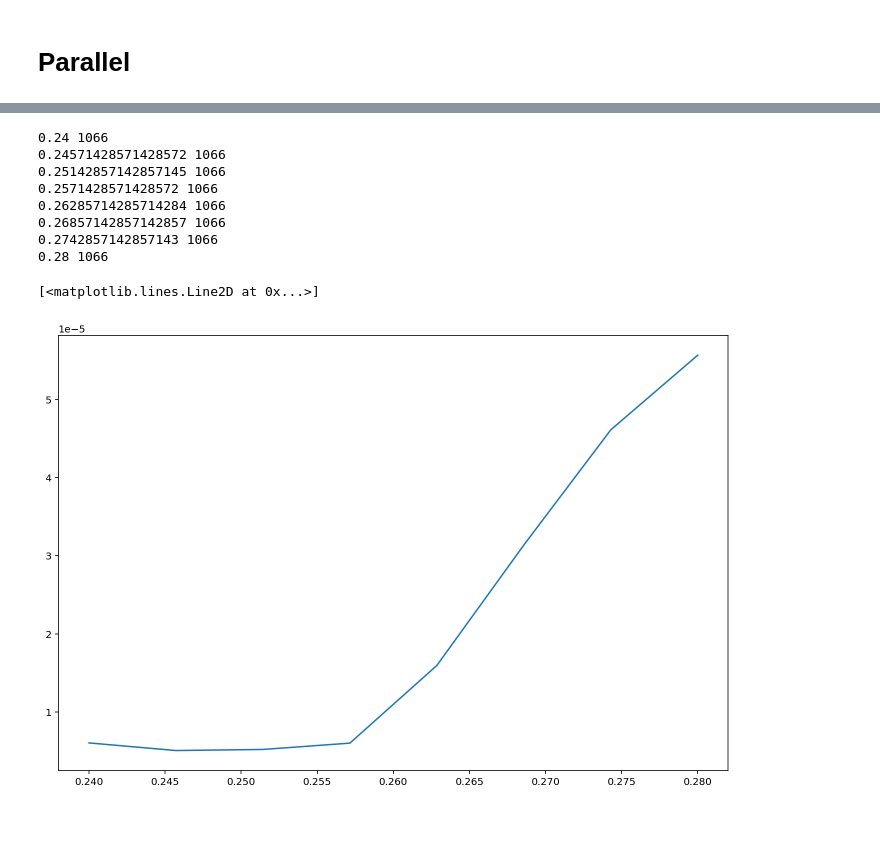
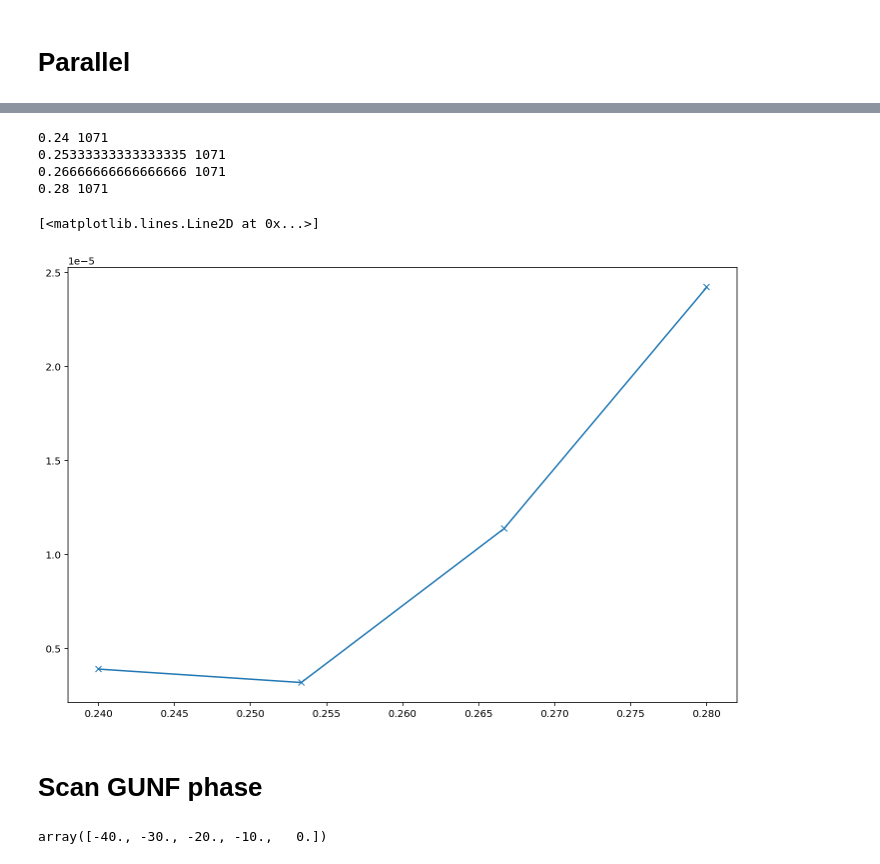
Before and after one commit to slaclab/facet2-lattice, a Jupyter notebook: impact/models/f2e_inj/scan-solenoid.ipynb, the cells around one changed output, grey strips where cells are left out. Saved outputs shown, nothing was run; the diff lists cells and outputs as text; code cells hidden in the pictures; blank space fills up the shorter version.

Commit message:
update impact notebooks

```diff
--- a/impact/models/f2e_inj/scan-solenoid.ipynb
+++ b/impact/models/f2e_inj/scan-solenoid.ipynb
@@ -66,0 +71,12 @@ I0['SOL10111:solenoid_field_scale']
+# %%
+%%time
+
+ZSTOP = 4.1
+
+def set_attr(key, val):
+    I = Impact.from_yaml('v0/ImpactT.yaml')
+    I.initial_particles = P0
+    I[key] = val
+    I.stop = ZSTOP
+    I.run()
+    return I
@@ -87,6 +91,6 @@ Wall time: 4min 58s
 from concurrent.futures import ProcessPoolExecutor
 # %%
 # Scan list
-xlist = np.linspace(0.24, 0.28, 8)
+xlist = np.linspace(0.24, 0.28, 4)
 xlist
 # %% [output]
@@ -95,5 +98,10 @@ array([0.24      , 0.24571429, 0.25142857, 0.25714286, 0.26285714,
 # %%
 %%time
-with ProcessPoolExecutor(max_workers=8) as executor:
-    results = list(executor.map(set_sol, xlist))
+
+# Have to define like this - lambdas do not work.
+def set1(val):
+    return set_attr('SOL10111:solenoid_field_scale', val)
+
+with ProcessPoolExecutor(max_workers=4) as executor:
+    results = list(executor.map(set1, xlist))
 # %% [output]
@@ -138,18 +142,28 @@ for dt, I in zip(xlist, results):
     print(dt, len(y))
     ax.plot(x, y, label=dt)
 # %% [output]
-0.24 1066
-0.24571428571428572 1066
-0.25142857142857145 1066
-0.2571428571428572 1066
-0.26285714285714284 1066
-0.26857142857142857 1066
-0.2742857142857143 1066
-0.28 1066
+0.24 1071
+0.25333333333333335 1071
+0.26666666666666666 1071
+0.28 1071
 # %%
 emits = [I.stat('norm_emit_x')[-1] for I in results]
 
-plt.plot(xlist, emits)
+plt.plot(xlist, emits, marker='x')
 # %% [output]
 [<matplotlib.lines.Line2D at 0x...>]
-[figure, old version]
+[figure, new version]
+# %% [markdown]
+# Scan GUNF phase
+# %%
+
+ZSTOP = 0.2
+
+#KEY = 'L0AF_phase:dtheta0_deg'
+KEY = 'GUNF_phase:dtheta0_deg'
+
+# Scan list
+xlist = np.linspace(-40,0, 5)
+xlist
+# %% [output]
+array([-40., -30., -20., -10.,   0.])
```
Also changed, not shown: parts of 15 cells of this notebook, 3 other files.
